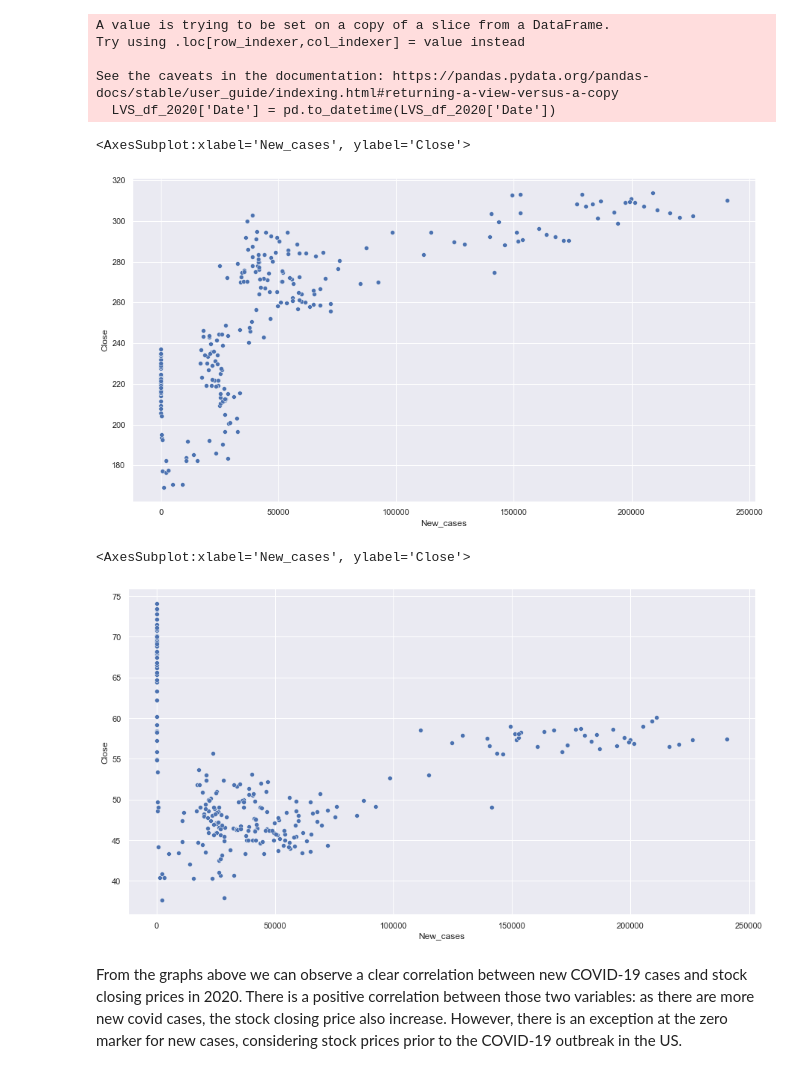
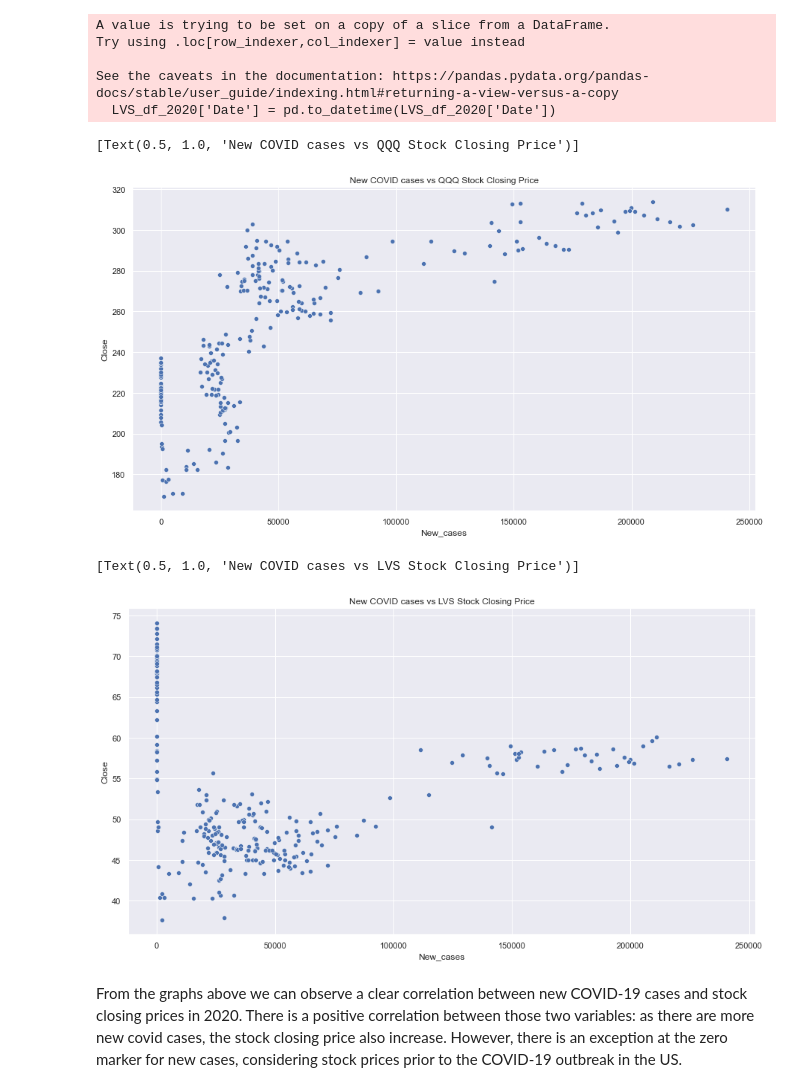
Before and after one commit to cpozuelos1/COGS_108_Final_Project, a Jupyter notebook: FinalProjectGroup071_Wi22.ipynb, the cells around one changed output. Saved outputs shown, nothing was run; the diff lists cells and outputs as text; code cells hidden in the pictures.

Commit message:
okay last grapph title update for real

```diff
--- a/FinalProjectGroup071_Wi22.ipynb
+++ b/FinalProjectGroup071_Wi22.ipynb
@@ -461,18 +461,20 @@ QQQ_covid_df_2020 = us_covid_2020_df.merge(QQQ_df_2020, on="Date")
 LVS_covid_df_2020 = us_covid_2020_df.merge(LVS_df_2020, on="Date")
 # %%
 # plotting relationship between new covid cases and stock closing price
-sns.scatterplot(x="New_cases", y="Close", data=QQQ_covid_df_2020)
+ax = sns.scatterplot(x="New_cases", y="Close", data=QQQ_covid_df_2020)
 #sns.scatterplot(x="New_cases", y="Close", data=QQQ_covid_df_2020[QQQ_covid_df_2020['New_cases'] > 100])
+ax.set(title="New COVID cases vs QQQ Stock Closing Price")
 # %% [output]
-<AxesSubplot:xlabel='New_cases', ylabel='Close'>
+[Text(0.5, 1.0, 'New COVID cases vs QQQ Stock Closing Price')]
-[figure, old version]
+[figure, new version]
 # %%
 # plotting relationship between new covid cases and stock closing price
-sns.scatterplot(x="New_cases", y="Close", data=LVS_covid_df_2020)
+ax = sns.scatterplot(x="New_cases", y="Close", data=LVS_covid_df_2020)
 #sns.scatterplot(x="New_cases", y="Close", data=LVS_covid_df_2020[LVS_covid_df_2020['New_cases'] > 100])
+ax.set(title="New COVID cases vs LVS Stock Closing Price")
 # %% [output]
-<AxesSubplot:xlabel='New_cases', ylabel='Close'>
+[Text(0.5, 1.0, 'New COVID cases vs LVS Stock Closing Price')]
-[figure, old version]
+[figure, new version]
 # %% [markdown]
 From the graphs above we can observe a clear correlation between new COVID-19 cases and stock closing prices in 2020. There is a positive correlation between those two variables: as there are more new covid cases, the stock closing price also increase. However, there is an exception at the zero marker for new cases, considering stock prices prior to the COVID-19 outbreak in the US.
 # %% [markdown]
```
